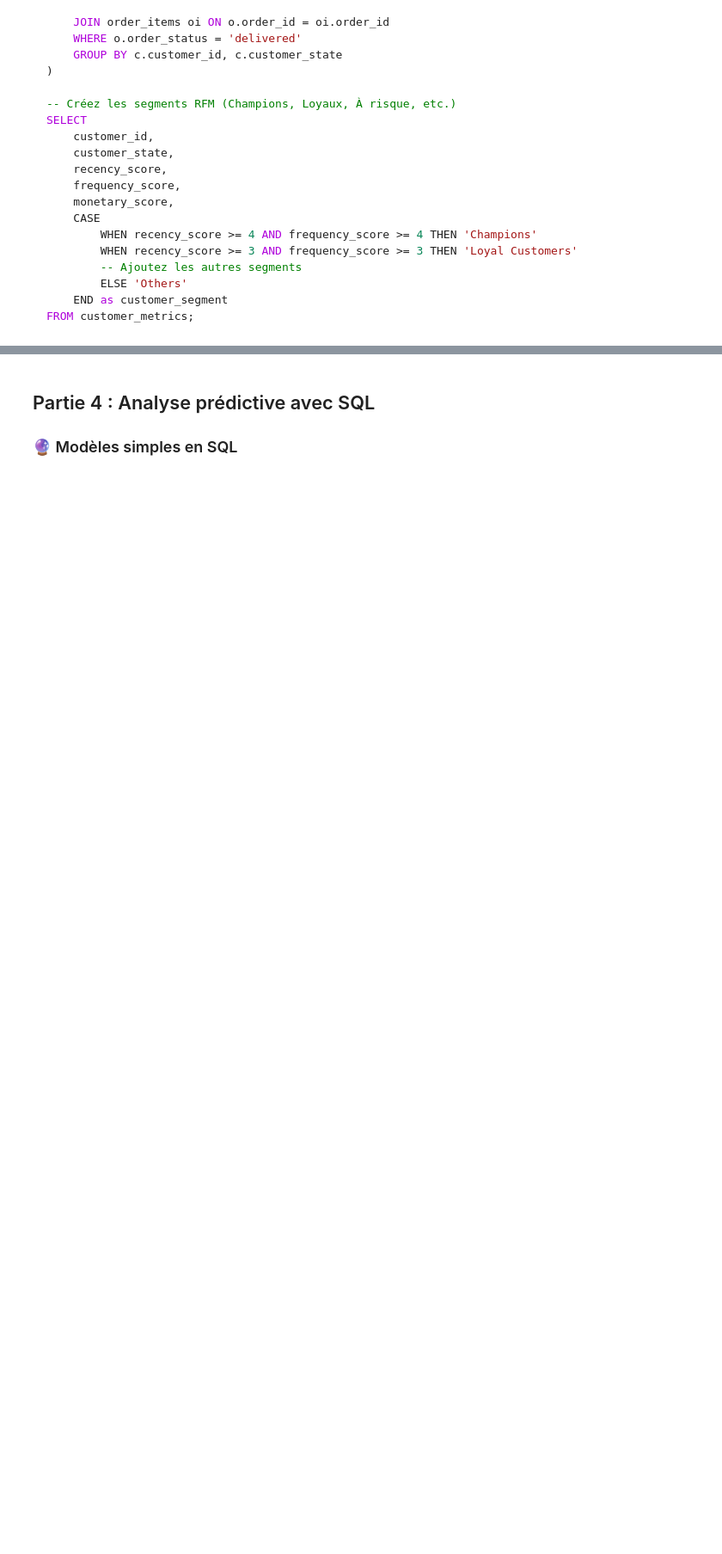
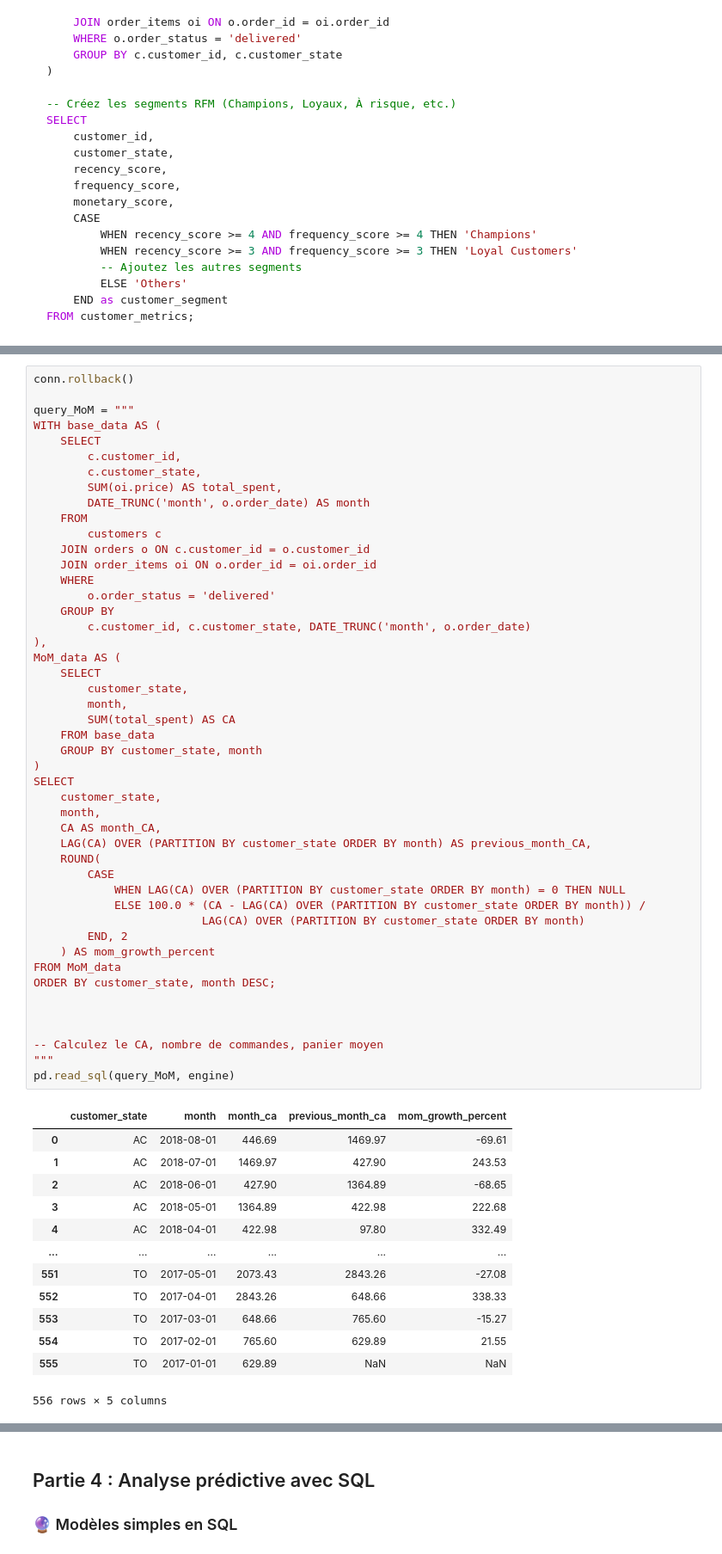
Before and after one commit to samyachd/Brief_multi_tech, a Jupyter notebook: 2_Analyse_e_commerce.ipynb, the cells around one changed output, grey strips where cells are left out. Shown at 86% size. Saved outputs shown, nothing was run; the diff lists cells and outputs as text; blank space fills up the shorter version.

```diff
--- a/2_Analyse_e_commerce.ipynb
+++ b/2_Analyse_e_commerce.ipynb
@@ -237,0 +394,61 @@ def geographic_sales_analysis():
+# %%
+conn.rollback()
+
+query_MoM = """
+WITH base_data AS (
+    SELECT
+        c.customer_id,
+        c.customer_state,
+        SUM(oi.price) AS total_spent,
+        DATE_TRUNC('month', o.order_date) AS month
+    FROM
+        customers c
+    JOIN orders o ON c.customer_id = o.customer_id
+    JOIN order_items oi ON o.order_id = oi.order_id
+    WHERE
+        o.order_status = 'delivered'
+    GROUP BY
+        c.customer_id, c.customer_state, DATE_TRUNC('month', o.order_date)
+),
+MoM_data AS (
+    SELECT
+        customer_state,
+        month,
+        SUM(total_spent) AS CA
+    FROM base_data
+    GROUP BY customer_state, month
+)
+SELECT
+    customer_state,
+    month,
+    CA AS month_CA,
+    LAG(CA) OVER (PARTITION BY customer_state ORDER BY month) AS previous_month_CA,
+    ROUND(
+        CASE
+            WHEN LAG(CA) OVER (PARTITION BY customer_state ORDER BY month) = 0 THEN NULL
+            ELSE 100.0 * (CA - LAG(CA) OVER (PARTITION BY customer_state ORDER BY month)) /
+                         LAG(CA) OVER (PARTITION BY customer_state ORDER BY month)
+        END, 2
+    ) AS mom_growth_percent
+FROM MoM_data
+ORDER BY customer_state, month DESC;
+
+
+
+-- Calculez le CA, nombre de commandes, panier moyen
+"""
+pd.read_sql(query_MoM, engine)
+# %% [output]
+|  | customer_state | month | month_ca | previous_month_ca | mom_growth_percent |
+| 0 | AC | 2018-08-01 | 446.69 | 1469.97 | -69.61 |
+| 1 | AC | 2018-07-01 | 1469.97 | 427.90 | 243.53 |
+| 2 | AC | 2018-06-01 | 427.90 | 1364.89 | -68.65 |
+| 3 | AC | 2018-05-01 | 1364.89 | 422.98 | 222.68 |
+| 4 | AC | 2018-04-01 | 422.98 | 97.80 | 332.49 |
+| ... | ... | ... | ... | ... | ... |
+| 551 | TO | 2017-05-01 | 2073.43 | 2843.26 | -27.08 |
+| 552 | TO | 2017-04-01 | 2843.26 | 648.66 | 338.33 |
+| 553 | TO | 2017-03-01 | 648.66 | 765.60 | -15.27 |
+| 554 | TO | 2017-02-01 | 765.60 | 629.89 | 21.55 |
+| 555 | TO | 2017-01-01 | 629.89 | NaN | NaN |
+556 rows × 5 columns
```
Also changed, not shown: parts of 18 cells of this notebook, 1 other file.
